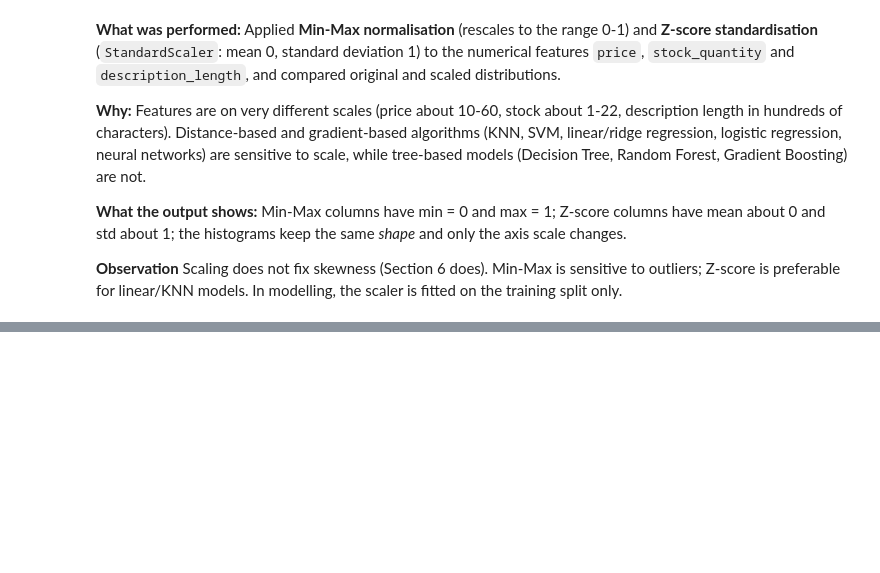
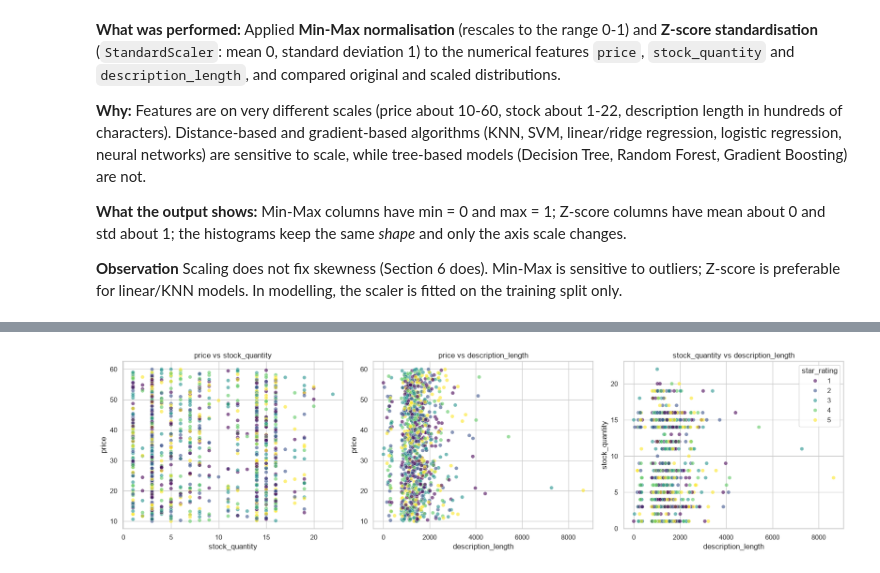
Before and after one commit to l250022/Ecommerce-Product-Analysis-ML, a Jupyter notebook: Data_collection_cleaning.ipynb, the cells around one changed output, grey strips where cells are left out. Cells and saved outputs as stored; diff of their text form; code cells hidden in the pictures; blank space fills up the shorter version.

```diff
--- a/Data_collection_cleaning.ipynb
+++ b/Data_collection_cleaning.ipynb
@@ -704,0 +766,11 @@ plt.show()
+# %%
+pairs = [("stock_quantity", "price"), ("description_length", "price"), ("description_length", "stock_quantity")]
+fig, axes = plt.subplots(1, 3, figsize=(17, 4.8))
+for ax, (x, y) in zip(axes, pairs):
+    sns.scatterplot(data=df, x=x, y=y, hue="star_rating", palette="viridis", alpha=0.6, ax=ax,
+                    legend=(ax is axes[-1]))
+    ax.set_title(f"{y} vs {x}")
+plt.tight_layout()
+plt.show()
+# %% [output]
+[figure, added]
```
Also changed, not shown: parts of 28 cells of this notebook.
